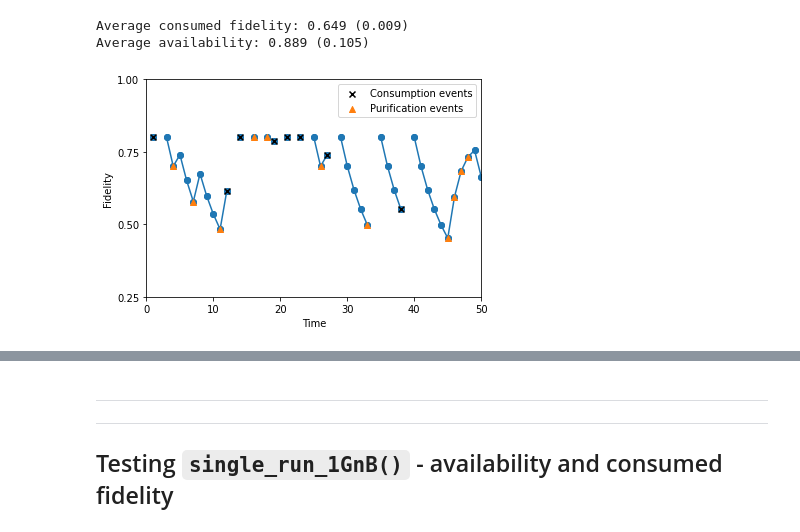
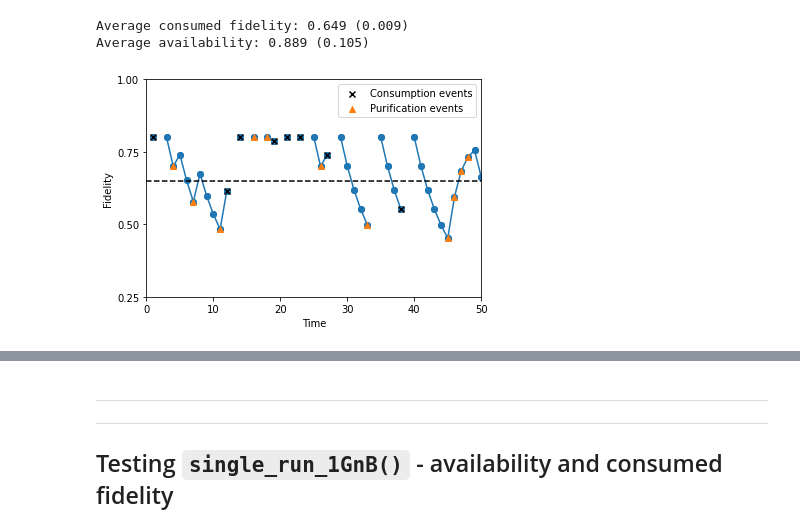
Before and after one commit to AlvaroGI/buffering-1GnB, a Jupyter notebook: TEST-1GnB-simulation.ipynb, the cells around one changed output, grey strips where cells are left out. Saved outputs shown, nothing was run; the diff lists cells and outputs as text; code cells hidden in the pictures.

```diff
--- a/TEST-1GnB-simulation.ipynb
+++ b/TEST-1GnB-simulation.ipynb
@@ -65,7 +65,7 @@ Average availability: 0.889 (0.105)
 # %%
 imp.reload(main)
 
-main.plot_run_1GnB(buffered_fidelity, cons_requests, purif_events, n, p_gen, rho_new, q_purif, purif_protocol,
+main.plot_run_1GnB(Fcons_avg, buffered_fidelity, cons_requests, purif_events, n, p_gen, rho_new, q_purif, purif_protocol,
                        pur_after_swap, Gamma, p_cons, t_end, randomseed)
 # %% [output]
-[figure, old version]
+[figure, new version]
```
Also changed, not shown: parts of 8 cells of this notebook, 1 other file.
